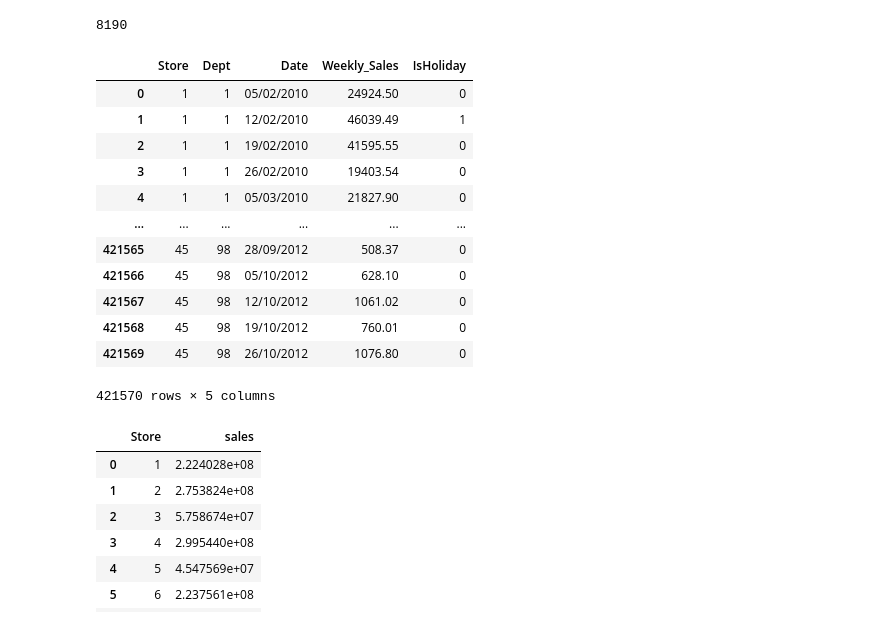
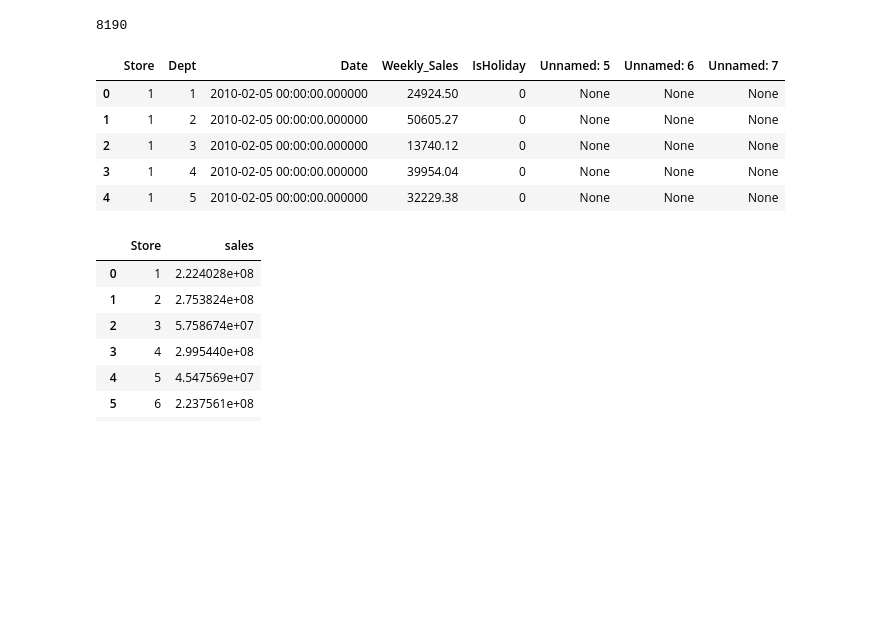
Before and after one commit to Emenike-Amara/Projects, a Jupyter notebook: Data_Exploration_with_SQL.ipynb, the cells around one changed output. Cells and saved outputs as stored; diff of their text form; code cells hidden in the pictures; blank space fills up the shorter version.

```diff
--- a/Data_Exploration_with_SQL.ipynb
+++ b/Data_Exploration_with_SQL.ipynb
@@ -23,7 +21,7 @@ from pandasql import sqldf
 from google.colab import drive
 drive.mount('/content/drive')
 path1='/content/drive/My Drive/Features data set.csv'
-path2= '/content/drive/My Drive/sales data-set.csv'
+path2= '/content/drive/My Drive/sales data-set.xlsx'
 path3 = '/content/drive/My Drive/stores data-set.csv'
 # %% [output]
 Drive already mounted at /content/drive; to attempt to forcibly remount, call drive.mount("/content/drive", force_remount=True).
@@ -42,6 +40,6 @@ feature_data.head()
 # %%
 # Table 2
 
-sales_data = pd.read_csv(path2)
+sales_data = pd.read_excel(path2)
 sales_data.head()
 # %% [output]
@@ -75,26 +73,20 @@ results
 # %%
 #Introducing my SQL Queries
 
 SQLquery = '''
 SELECT *
 FROM sales_data
+limit 5
 '''
 result = sqldf(SQLquery)
 result
 # %% [output]
-|  | Store | Dept | Date | Weekly_Sales | IsHoliday |
-| 0 | 1 | 1 | 05/02/2010 | 24924.50 | 0 |
-| 1 | 1 | 1 | 12/02/2010 | 46039.49 | 1 |
-| 2 | 1 | 1 | 19/02/2010 | 41595.55 | 0 |
-| 3 | 1 | 1 | 26/02/2010 | 19403.54 | 0 |
-| 4 | 1 | 1 | 05/03/2010 | 21827.90 | 0 |
-| ... | ... | ... | ... | ... | ... |
-| 421565 | 45 | 98 | 28/09/2012 | 508.37 | 0 |
-| 421566 | 45 | 98 | 05/10/2012 | 628.10 | 0 |
-| 421567 | 45 | 98 | 12/10/2012 | 1061.02 | 0 |
-| 421568 | 45 | 98 | 19/10/2012 | 760.01 | 0 |
-| 421569 | 45 | 98 | 26/10/2012 | 1076.80 | 0 |
+|  | Store | Dept | Date | Weekly_Sales | IsHoliday | Unnamed: 5 | Unnamed: 6 | Unnamed: 7 |
+| 0 | 1 | 1 | 2010-02-05 00:00:00.000000 | 24924.50 | 0 | None | None | None |
+| 1 | 1 | 2 | 2010-02-05 00:00:00.000000 | 50605.27 | 0 | None | None | None |
+| 2 | 1 | 3 | 2010-02-05 00:00:00.000000 | 13740.12 | 0 | None | None | None |
+| 3 | 1 | 4 | 2010-02-05 00:00:00.000000 | 39954.04 | 0 | None | None | None |
+| 4 | 1 | 5 | 2010-02-05 00:00:00.000000 | 32229.38 | 0 | None | None | None |
-421570 rows × 5 columns
 # %%
 # How many stores do we have
 
```
Also changed, not shown: parts of 9 cells of this notebook.
